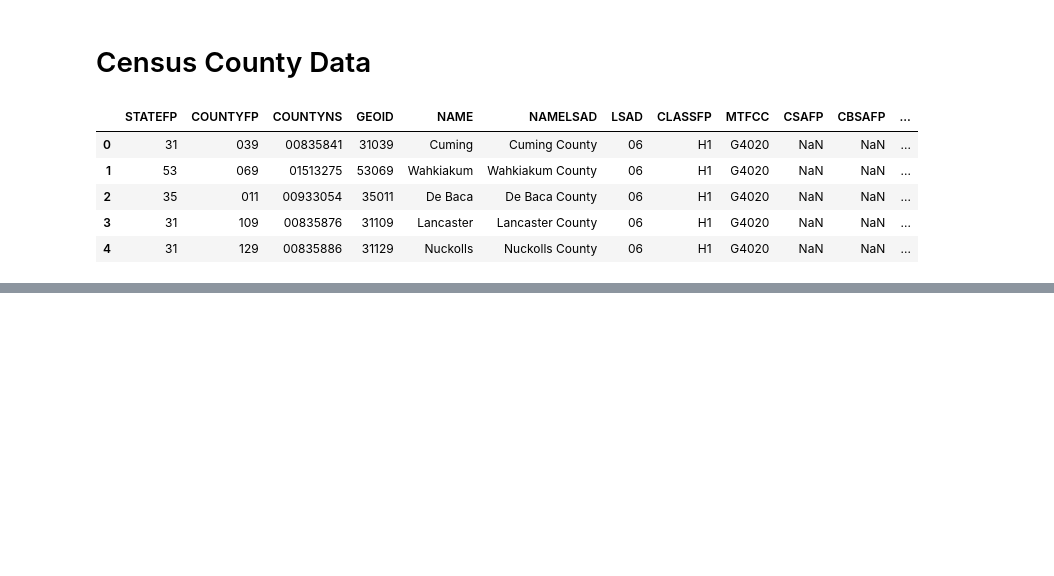
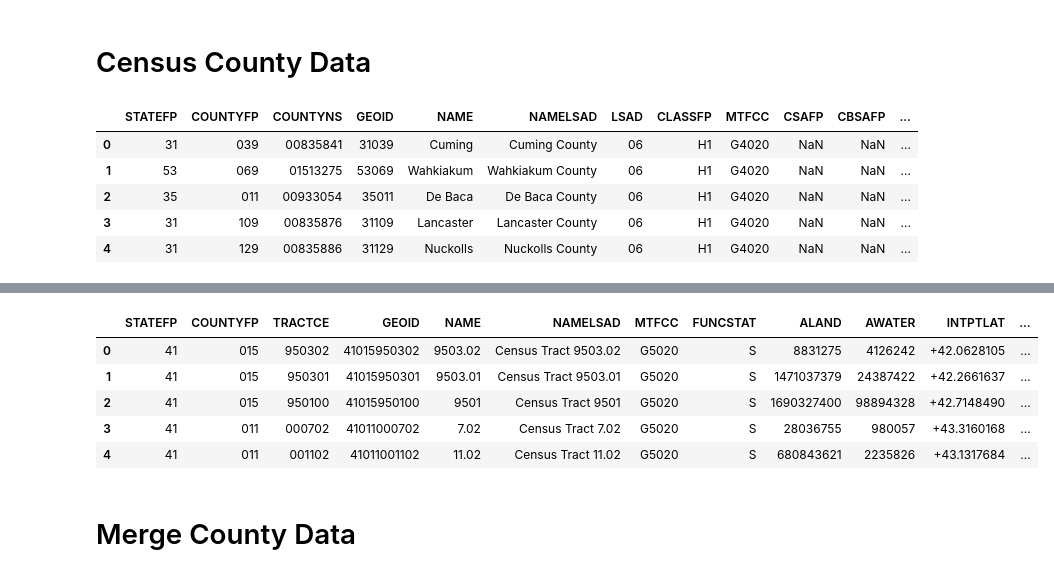
Before and after one commit to ethanheine/community-internet-access, a Jupyter notebook: analysis_testing.ipynb, the cells around one changed output, grey strips where cells are left out. Saved outputs shown, nothing was run; the diff lists cells and outputs as text; code cells hidden in the pictures; blank space fills up the shorter version.

```diff
--- a/analysis_testing.ipynb
+++ b/analysis_testing.ipynb
@@ -24,0 +36,14 @@ or_counties = us_counties.loc[us_counties['STATEFP'] == '41'].to_crs('EPSG:32610
+# %%
+# read oregon census tract file
+or_tract = gpd.read_file('../Data/tl_2022_41_tract/tl_2022_41_tract.shp')
+# %%
+or_tract.head()
+# %% [output]
+|  | STATEFP | COUNTYFP | TRACTCE | GEOID | NAME | NAMELSAD | MTFCC | FUNCSTAT | ALAND | AWATER | INTPTLAT | ... |
+| 0 | 41 | 015 | 950302 | 41015950302 | 9503.02 | Census Tract 9503.02 | G5020 | S | 8831275 | 4126242 | +42.0628105 | ... |
+| 1 | 41 | 015 | 950301 | 41015950301 | 9503.01 | Census Tract 9503.01 | G5020 | S | 1471037379 | 24387422 | +42.2661637 | ... |
+| 2 | 41 | 015 | 950100 | 41015950100 | 9501 | Census Tract 9501 | G5020 | S | 1690327400 | 98894328 | +42.7148490 | ... |
+| 3 | 41 | 011 | 000702 | 41011000702 | 7.02 | Census Tract 7.02 | G5020 | S | 28036755 | 980057 | +43.3160168 | ... |
+| 4 | 41 | 011 | 001102 | 41011001102 | 11.02 | Census Tract 11.02 | G5020 | S | 680843621 | 2235826 | +43.1317684 | ... |
+# %% [markdown]
+# Merge County Data
```
Also changed, not shown: parts of 14 cells of this notebook.
